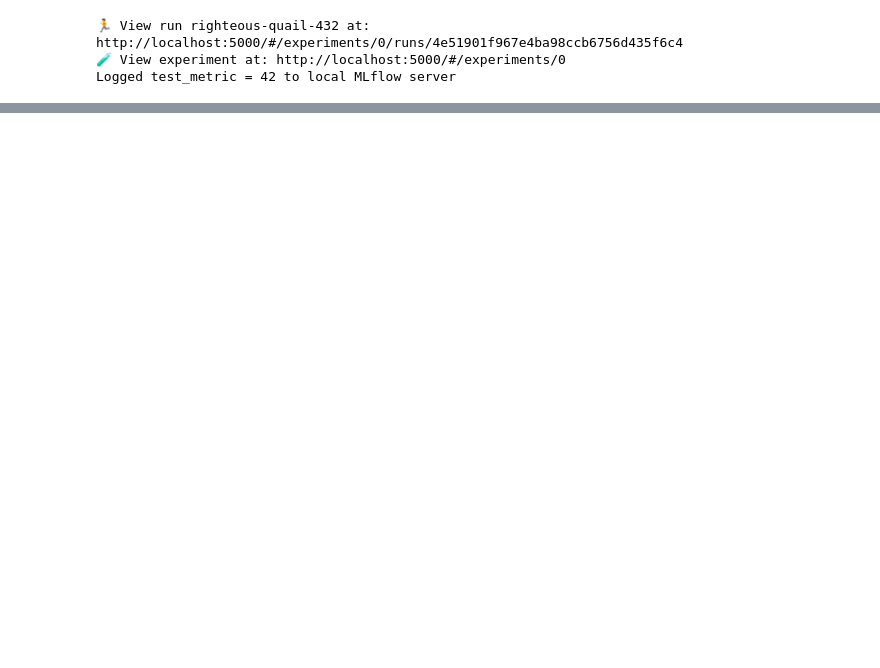
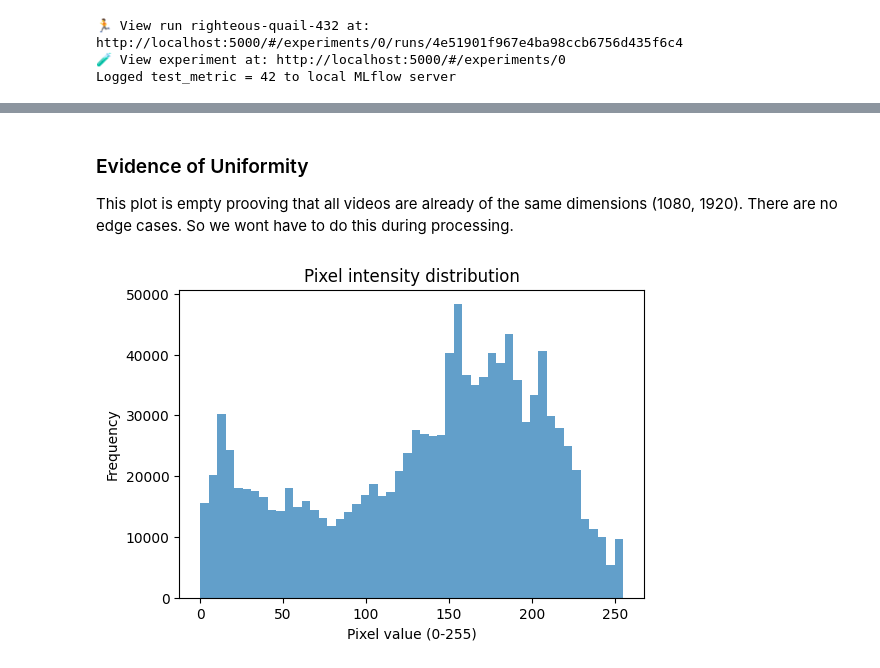
Before and after one commit to Millie-Jackson/Deepfake-Sentinel, a Jupyter notebook: notebooks/video_eda.ipynb, the cells around one changed output, grey strips where cells are left out. Cells and saved outputs as stored; diff of their text form; code cells hidden in the pictures; blank space fills up the shorter version.

```diff
--- a/notebooks/video_eda.ipynb
+++ b/notebooks/video_eda.ipynb
@@ -142,0 +122,23 @@ No shapes to plot
+# %% [markdown]
+### Evidence of Uniformity
+This plot is empty prooving that all videos are already of the same dimensions (1080, 1920). There are no edge cases. So we wont have to do this during processing.
+# %%
+video_paths = glob.glob("data/video_raw/*/*.mp4")[:200] # first 200 videos
+frames_list = []
+
+for vp in video_paths:
+    f = extract_frames(vp, interval_sec=1, max_frames=1)
+    if f:
+        frames_list.append(f[0]) # f[0] = RGB array
+
+# Flatten frames into one big array of pixel values
+all_pixels = np.concatenate([f[0].ravel() for f in frames_list])
+
+plt.figure(figsize=(6,4))
+plt.hist(all_pixels, bins=50, range=(0,255), alpha=0.7)
+plt.title("Pixel intensity distribution")
+plt.xlabel("Pixel value (0-255)")
+plt.ylabel("Frequency")
+plt.show()
+# %% [output]
+[figure, added]
```
Also changed, not shown: parts of 5 cells of this notebook, 1 other file.
